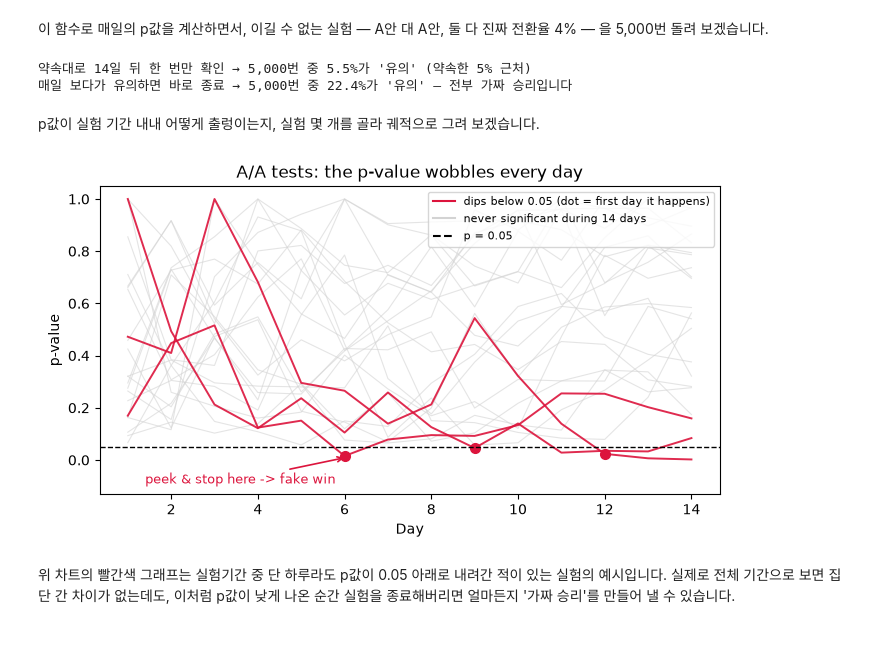
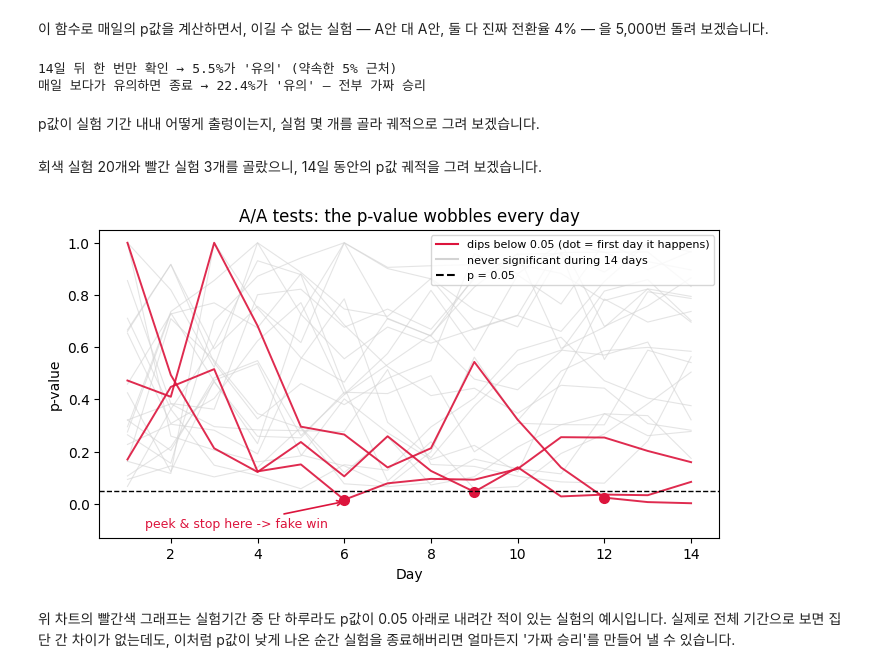
Before and after one commit to duilee/data_analysis_101, a Jupyter notebook: 03_P값이_0.049면_출시해도_되죠/ab_test_pitfalls.ipynb, the cells around one changed output. Saved outputs shown, nothing was run; the diff lists cells and outputs as text; code cells hidden in the pictures; blank space fills up the shorter version.

```diff
--- a/03_P값이_0.049면_출시해도_되죠/ab_test_pitfalls.ipynb
+++ b/03_P값이_0.049면_출시해도_되죠/ab_test_pitfalls.ipynb
@@ -40,10 +34,14 @@ np.random.seed(42)   # 재현성
 진짜 전환율이 **정확히 4%인 화면**을 1만 명에게 보여주는 실험을 다섯 번 반복해 보겠습니다.
 화면은 매번 완전히 같습니다. 그런데도 관측되는 전환율은 꽤 달라질 수 있습니다.
 # %%
-np.random.seed(42)
+import numpy as np
+import matplotlib.pyplot as plt
+from scipy import stats
 
-# 진짜 전환율이 4%로 '고정'된 화면을 10,000명에게 보여주는 일을 다섯 번 반복합니다
+np.random.seed(42)  # 재현성
+
+# 진짜 전환율 4% 화면을 10,000명에게 보여주는 실험을 다섯 번 반복합니다
 for i in range(5):
-    conversions = np.random.binomial(10_000, 0.04)   # 10,000명 중 몇 명이 결제했나
-    print(f"{i + 1}번째 실험: 10,000명 중 {conversions}명 결제 → 관측된 전환율 {conversions / 10_000:.2%}")
+    conv = np.random.binomial(10_000, 0.04)
+    print(f"{i + 1}번째 실험: {conv}명 결제 → 전환율 {conv / 10_000:.2%}")
 # %% [output]
@@ -138,18 +131,18 @@ B가 이긴 것처럼 보인다면, 범인은 배너가 아니라 쏠림인 것
 # %%
 np.random.seed(42)
 
-# ── 사건 현장: 숫자를 바꿔가며 실험해 보세요 ──────────────────
+# ── 숫자를 바꿔가며 테스트해 보세요 ──────────────────
 N_TOTAL = 10_000     # 실험 참가자 1만 명 (A/B 5,000명씩)
 N_TRAVEL = 400       # 그중 '여행 임박' 유저는 400명뿐 (4%)
 CVR_TRAVEL = 0.25    # 여행 임박 유저는 4명 중 1명꼴로 보험 가입
 CVR_OTHER = 0.01     # 나머지 유저는 100명 중 1명꼴
-# (두 그룹의 배너 효과 차이는 0 — 어느 쪽도 이길 이유가 없습니다)
 # ──────────────────────────────────────────────────────
 
 GROUP = N_TOTAL // 2
 
 
 def group_cvr(travel_in_group):
-    # 집단(5,000명)에 여행 임박 유저가 몇 명 섞였는지에 따라 그 집단의 전환율이 정해집니다
-    return (travel_in_group * CVR_TRAVEL + (GROUP - travel_in_group) * CVR_OTHER) / GROUP
+    # 집단(5,000명)에 여행 임박 유저가 몇 명 섞였는지가 전환율을 정합니다
+    conv = travel_in_group * CVR_TRAVEL + (GROUP - travel_in_group) * CVR_OTHER
+    return conv / GROUP
 # %% [markdown]
@@ -261,56 +262,61 @@ def p_value(conv_a, conv_b, n_per_group):
 # ── 이길 수 없는 실험 5,000번: A안 vs A안 (둘 다 진짜 전환율 4%) ──
 N_SIM, DAYS, CVR = 5_000, 14, 0.04
 
-daily_pvals = []                       # 실험마다 1일차~14일차의 p값을 기록합니다
+daily_pvals = []  # 실험마다 1일차~14일차의 p값을 기록합니다
 for _ in range(N_SIM):
     conv_a, conv_b, pvals = 0, 0, []
     for day in range(1, DAYS + 1):
-        conv_a += np.random.binomial(DAILY_PER_GROUP, CVR)   # 오늘 A그룹에서 나온 전환 수
-        conv_b += np.random.binomial(DAILY_PER_GROUP, CVR)   # 오늘 B그룹(사실은 같은 A안)의 전환 수
+        conv_a += np.random.binomial(DAILY_PER_GROUP, CVR)  # 오늘 A그룹 전환 수
+        conv_b += np.random.binomial(DAILY_PER_GROUP, CVR)  # B도 같은 A안
         pvals.append(p_value(conv_a, conv_b, DAILY_PER_GROUP * day))
     daily_pvals.append(pvals)
 daily_pvals = np.array(daily_pvals)
 
-fixed = np.mean(daily_pvals[:, -1] < 0.05)             # 약속대로 14일 뒤 한 번만 확인
-peeking = np.mean((daily_pvals < 0.05).any(axis=1))    # 매일 보다가 유의하면 바로 종료
-print(f"약속대로 14일 뒤 한 번만 확인 → 5,000번 중 {fixed:.1%}가 '유의' (약속한 5% 근처)")
-print(f"매일 보다가 유의하면 바로 종료 → 5,000번 중 {peeking:.1%}가 '유의' — 전부 가짜 승리입니다")
+fixed = np.mean(daily_pvals[:, -1] < 0.05)           # 14일 뒤 한 번만 확인
+peeking = np.mean((daily_pvals < 0.05).any(axis=1))  # 매일 보다 유의하면 종료
+print(f"14일 뒤 한 번만 확인 → {fixed:.1%}가 '유의' (약속한 5% 근처)")
+print(f"매일 보다가 유의하면 종료 → {peeking:.1%}가 '유의' — 전부 가짜 승리")
 # %% [output]
-약속대로 14일 뒤 한 번만 확인 → 5,000번 중 5.5%가 '유의' (약속한 5% 근처)
-매일 보다가 유의하면 바로 종료 → 5,000번 중 22.4%가 '유의' — 전부 가짜 승리입니다
+14일 뒤 한 번만 확인 → 5.5%가 '유의' (약속한 5% 근처)
+매일 보다가 유의하면 종료 → 22.4%가 '유의' — 전부 가짜 승리
 # %% [markdown]
 p값이 실험 기간 내내 어떻게 출렁이는지, 실험 몇 개를 골라 궤적으로 그려 보겠습니다.
+# %%
+# 회색: 한 번도 유의하지 않았던 실험 20개, 빨강: 확실히 내려간 실험 3개
+sig_any = (daily_pvals < 0.05).any(axis=1)
+gray_idx = np.where(~sig_any)[0][:20]
+red_idx = np.where(daily_pvals.min(axis=1) < 0.03)[0][:3]
+# %% [markdown]
+회색 실험 20개와 빨간 실험 3개를 골랐으니, 14일 동안의 p값 궤적을 그려 보겠습니다.
 # %%
-# 회색 선 = 14일 내내 한 번도 유의해지지 않은 실험 20개
-# 빨간 선 = 중간에 p < 0.05 아래로 확실히 내려간 실험 3개 (점 = 처음으로 내려간 날)
 days_axis = range(1, DAYS + 1)
-gray_idx = [i for i in range(len(daily_pvals)) if not (daily_pvals[i] < 0.05).any()][:20]
-red_idx = [i for i in range(len(daily_pvals)) if daily_pvals[i].min() < 0.03][:3]
 
 plt.figure(figsize=(8, 4))
 for i in gray_idx:
     plt.plot(days_axis, daily_pvals[i], color="lightgray", alpha=0.6, lw=0.8)
 for i in red_idx:
     plt.plot(days_axis, daily_pvals[i], color="crimson", alpha=0.9, lw=1.4)
-    first_dip = int(np.argmax(daily_pvals[i] < 0.05))   # 처음으로 0.05 아래로 내려간 날
-    plt.plot(first_dip + 1, daily_pvals[i][first_dip], "o", color="crimson", ms=7)
+    d = int(np.argmax(daily_pvals[i] < 0.05))  # 처음 0.05 아래로 내려간 날
+    plt.plot(d + 1, daily_pvals[i][d], "o", color="crimson", ms=7)
 
 d0 = int(np.argmax(daily_pvals[red_idx[0]] < 0.05))
-plt.annotate("peek & stop here -> fake win", xy=(d0 + 1.05, daily_pvals[red_idx[0]][d0] - 0.005),
+plt.annotate("peek & stop here -> fake win",
+             xy=(d0 + 1.05, daily_pvals[red_idx[0]][d0] - 0.005),
              xytext=(d0 - 3.6, -0.09), fontsize=9, color="crimson",
              arrowprops=dict(arrowstyle="->", color="crimson", lw=1.2))
 plt.ylim(-0.13, 1.05)
 plt.axhline(0.05, color="black", ls="--", lw=1)
-plt.plot([], [], color="crimson", label="dips below 0.05 (dot = first day it happens)")
+plt.plot([], [], color="crimson",
+         label="dips below 0.05 (dot = first day it happens)")
 plt.plot([], [], color="lightgray", label="never significant during 14 days")
 plt.plot([], [], color="black", ls="--", label="p = 0.05")
 plt.xlabel("Day")
 plt.ylabel("p-value")
 plt.title("A/A tests: the p-value wobbles every day")
 plt.legend(loc="upper right", fontsize=8)
 plt.show()
 # %% [output]
-[figure, old version]
+[figure, new version]
 # %% [markdown]
 위 차트의 빨간색 그래프는 실험기간 중 단 하루라도 p값이 0.05 아래로 내려간 적이 있는 실험의
 예시입니다. 실제로 전체 기간으로 보면 집단 간 차이가 없는데도, 이처럼 p값이 낮게 나온 순간
```
Also changed, not shown: parts of 12 cells of this notebook.
